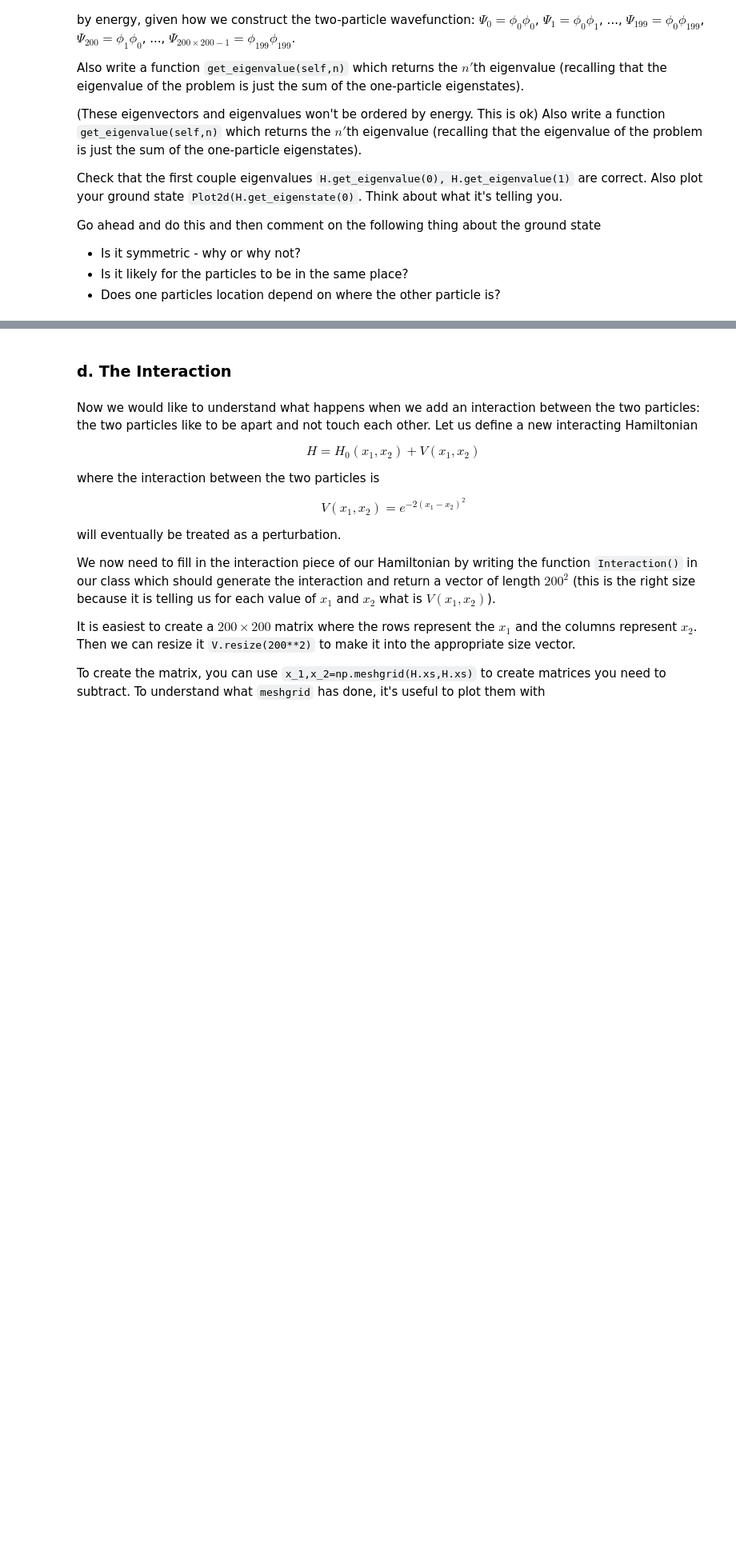
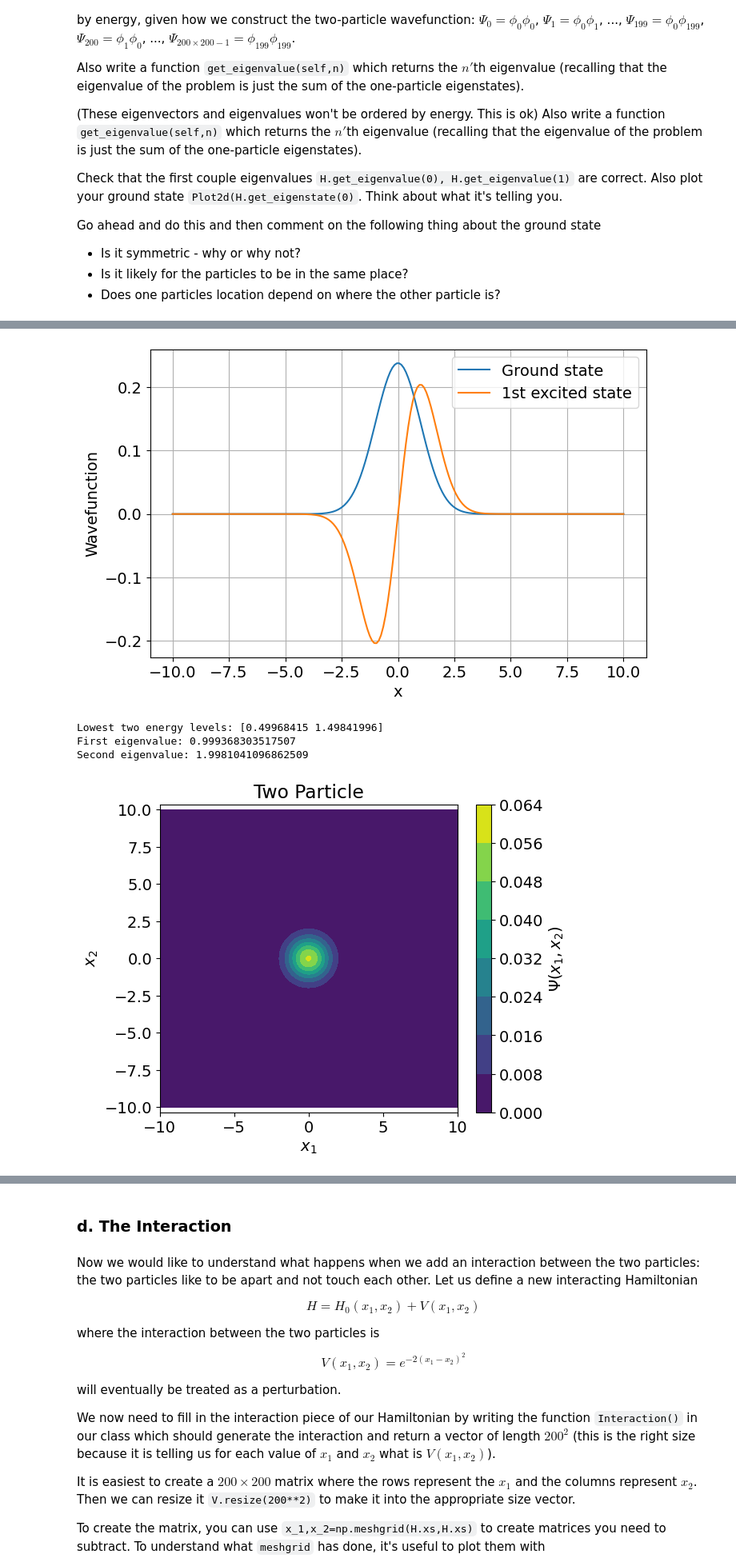
Before and after one commit to ziyanzeng/drone-firmware, a Jupyter notebook: quantum_mechanics/PerturbationTheory.ipynb, the cells around one changed output, grey strips where cells are left out. Shown at 80% size. Drawn from its saved outputs; the diff is of its cells as text; code cells hidden in the pictures; blank space fills up the shorter version.

```diff
--- a/quantum_mechanics/PerturbationTheory.ipynb
+++ b/quantum_mechanics/PerturbationTheory.ipynb
@@ -302,3 +370,82 @@ Go ahead and do this and then comment on the following thing about the ground st
+# %%
+
+class SHO:
+    def __init__(self, L=20, grid_points=200):
+        self.L = L
+        self.grid_points = grid_points
+        self.xs = np.linspace(-L/2, L/2, grid_points)
+        self.delta_x = self.xs[1] - self.xs[0]
+        self.Build_H_SHO()
+        self.evals_oneParticle, self.evecs_oneParticle = np.linalg.eigh(self.H_SHO)
+        self.oneParticleStates = len(self.evals_oneParticle)
+        self.V = self.Interaction()
+
+    def Build_H_SHO(self):
+        H0_oneParticle = np.zeros((self.grid_points, self.grid_points))
+
+        for i in range(self.grid_points):
+            H0_oneParticle[i, i] = 0.5 * self.xs[i]**2
+            H0_oneParticle[i, i] += 0.5 * 2 / self.delta_x**2
+            if i > 0:
+                H0_oneParticle[i, i - 1] = -0.5 / self.delta_x**2
+            if i < self.grid_points - 1:
+                H0_oneParticle[i, i + 1] = -0.5 / self.delta_x**2
+
+        self.H_SHO = H0_oneParticle
+
+    def Interaction(self):
+        return np.zeros((self.grid_points, self.grid_points))
+
+
+    def get_eigenstate(self, n):
+        i, j = divmod(n, self.grid_points)
+        return np.kron(self.evecs_oneParticle[:, i], self.evecs_oneParticle[:, j])
+
+    def get_eigenvalue(self, n):
+        i, j = divmod(n, self.grid_points)
+        return self.evals_oneParticle[i] + self.evals_oneParticle[j]
+
+H = SHO()
+
+plt.figure(figsize=(8, 5))
+plt.plot(H.xs, H.evecs_oneParticle[:, 0], label=r'Ground state')
+plt.plot(H.xs, H.evecs_oneParticle[:, 1], label=r'1st excited state')
+plt.xlabel('x')
+plt.ylabel('Wavefunction')
+plt.legend()
+plt.title('')
+plt.grid(True)
+plt.show()
+
+print(H.evals_oneParticle[:2])
+print("1", H.get_eigenvalue(0))
+print("2", H.get_eigenvalue(1))
+
+
+def Plot2d_help(xs, ys, Z, plot_3d=False):
+    X, Y = np.meshgrid(xs, ys)
+    Z = Z.reshape((len(xs), len(ys)))
+
+    plt.figure(figsize=(6, 5))
+    plt.contourf(X, Y, Z, cmap='viridis')
+    plt.colorbar(label='$\Psi(x_1, x_2)$')
+    plt.xlabel('$x_1$')
+    plt.ylabel('$x_2$')
+    plt.title('Two Particle')
+    plt.xlim(-5, 5)
+    plt.ylim(-5, 5)
+    plt.axis('equal')
+    plt.show()
+
+Plot2d = partial(Plot2d_help, H.xs, H.xs)
+
+Plot2d(H.get_eigenstate(0))
+# %% [output]
+[figure, added]
+Lowest two energy levels: [0.49968415 1.49841996]
+First eigenvalue: 0.999368303517507
+Second eigenvalue: 1.9981041096862509
+[figure, added]
 # %% [markdown]
 <div><img src="https://clark.physics.illinois.edu/246img/AnsEnd.svg" width=200 align=left alt="Answer (start)"></img><br></div>
 # %% [markdown]
```
Also changed, not shown: parts of 19 cells of this notebook.
